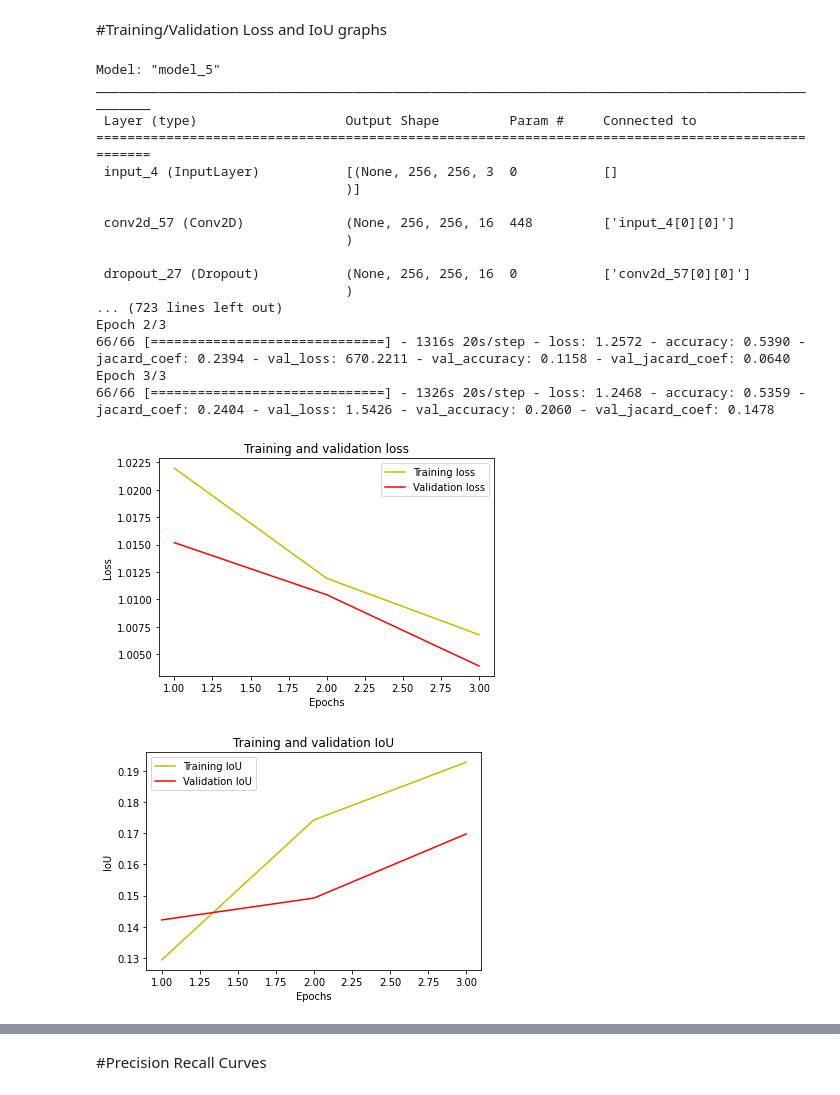
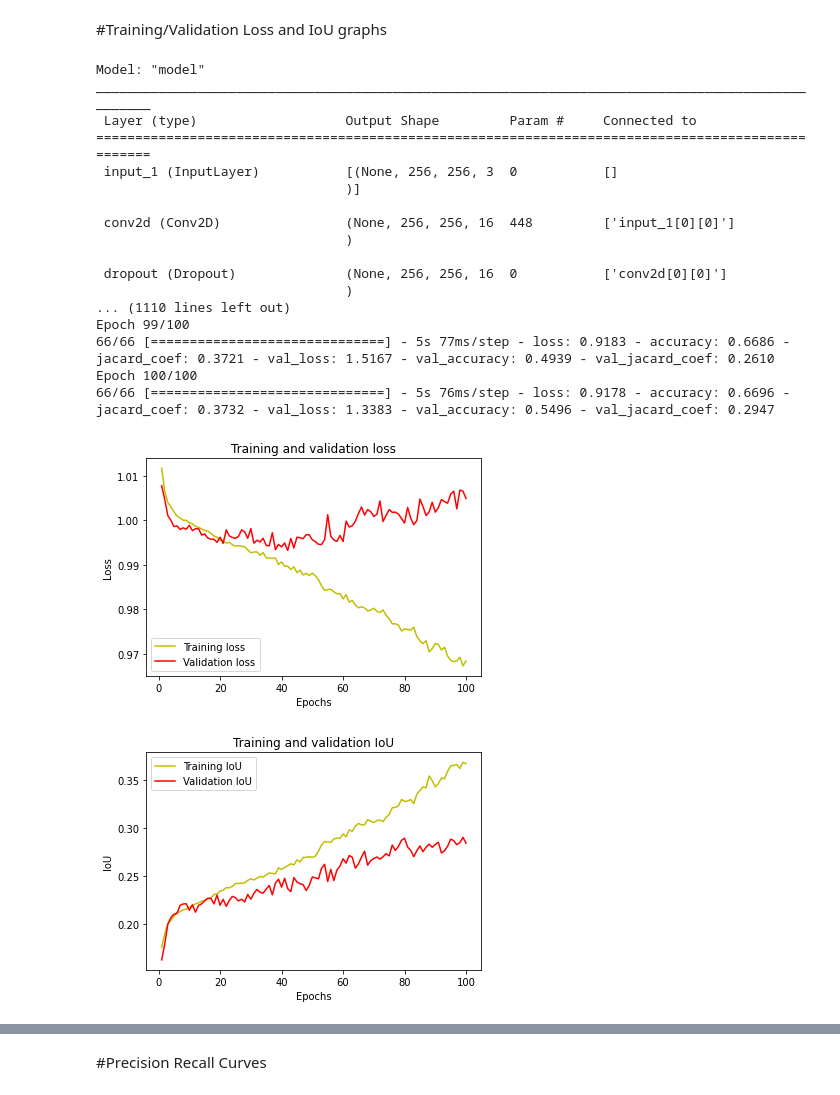
Before and after one commit to MysticIS218/Semantic-segmentation, a Jupyter notebook: Satellite_Segmentation.ipynb, the cells around one changed output, grey strips where cells are left out. Cells and saved outputs as stored; diff of their text form; code cells hidden in the pictures.

```diff
--- a/Satellite_Segmentation.ipynb
+++ b/Satellite_Segmentation.ipynb
@@ -452,7 +543,7 @@ model.summary()
 history1 = model.fit(X_train, y_train,
                     batch_size = 16,
                     verbose=1,
-                    epochs=3,
+                    epochs=100,
                     validation_data=(X_test, y_test),
                     shuffle=False)
 
@@ -483,7 +574,7 @@ print(model_resnet_backbone.summary())
 history2=model_resnet_backbone.fit(X_train_prepr,
           y_train,
           batch_size=16,
-          epochs=3,
+          epochs=100,
           verbose=1,
           validation_data=(X_test_prepr, y_test))
 
@@ -501,44 +592,44 @@ history = history1
 loss = history.history['loss']
 val_loss = history.history['val_loss']
 epochs = range(1, len(loss) + 1)
 plt.plot(epochs, loss, 'y', label='Training loss')
 plt.plot(epochs, val_loss, 'r', label='Validation loss')
 plt.title('Training and validation loss')
 plt.xlabel('Epochs')
 plt.ylabel('Loss')
 plt.legend()
 plt.show()
 
 acc = history.history['jacard_coef']
 val_acc = history.history['val_jacard_coef']
 
 plt.plot(epochs, acc, 'y', label='Training IoU')
 plt.plot(epochs, val_acc, 'r', label='Validation IoU')
 plt.title('Training and validation IoU')
 plt.xlabel('Epochs')
 plt.ylabel('IoU')
 plt.legend()
 plt.show()
 # %% [output]
-Model: "model_5"
+Model: "model"
 __________________________________________________________________________________________________
  Layer (type)                   Output Shape         Param #     Connected to
 ==================================================================================================
- input_4 (InputLayer)           [(None, 256, 256, 3  0           []
+ input_1 (InputLayer)           [(None, 256, 256, 3  0           []
                                 )]
 
- conv2d_57 (Conv2D)             (None, 256, 256, 16  448         ['input_4[0][0]']
+ conv2d (Conv2D)                (None, 256, 256, 16  448         ['input_1[0][0]']
                                 )
 
- dropout_27 (Dropout)           (None, 256, 256, 16  0           ['conv2d_57[0][0]']
+ dropout (Dropout)              (None, 256, 256, 16  0           ['conv2d[0][0]']
                                 )
-... (723 lines left out)
-Epoch 2/3
-66/66 [==============================] - 1316s 20s/step - loss: 1.2572 - accuracy: 0.5390 - jacard_coef: 0.2394 - val_loss: 670.2211 - val_accuracy: 0.1158 - val_jacard_coef: 0.0640
-Epoch 3/3
-66/66 [==============================] - 1326s 20s/step - loss: 1.2468 - accuracy: 0.5359 - jacard_coef: 0.2404 - val_loss: 1.5426 - val_accuracy: 0.2060 - val_jacard_coef: 0.1478
+... (1110 lines left out)
+Epoch 99/100
+66/66 [==============================] - 5s 77ms/step - loss: 0.9183 - accuracy: 0.6686 - jacard_coef: 0.3721 - val_loss: 1.5167 - val_accuracy: 0.4939 - val_jacard_coef: 0.2610
+Epoch 100/100
+66/66 [==============================] - 5s 76ms/step - loss: 0.9178 - accuracy: 0.6696 - jacard_coef: 0.3732 - val_loss: 1.3383 - val_accuracy: 0.5496 - val_jacard_coef: 0.2947
-[figure, old version]
+[figure, new version]
-[figure, old version]
+[figure, new version]
 # %%
 from keras.models import load_model
 #model = load_model("models/satellite_standard_unet_100epochs.hdf5",
```
Also changed, not shown: parts of 12 cells of this notebook.
